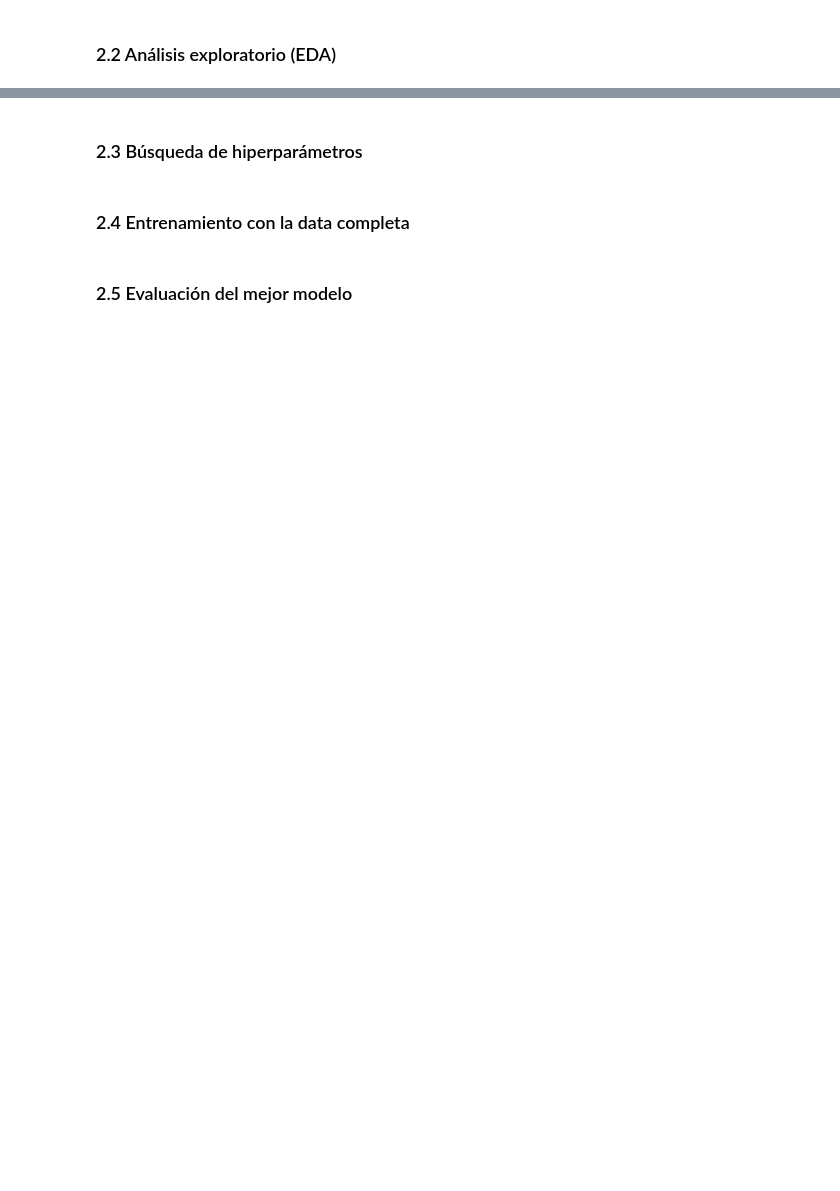
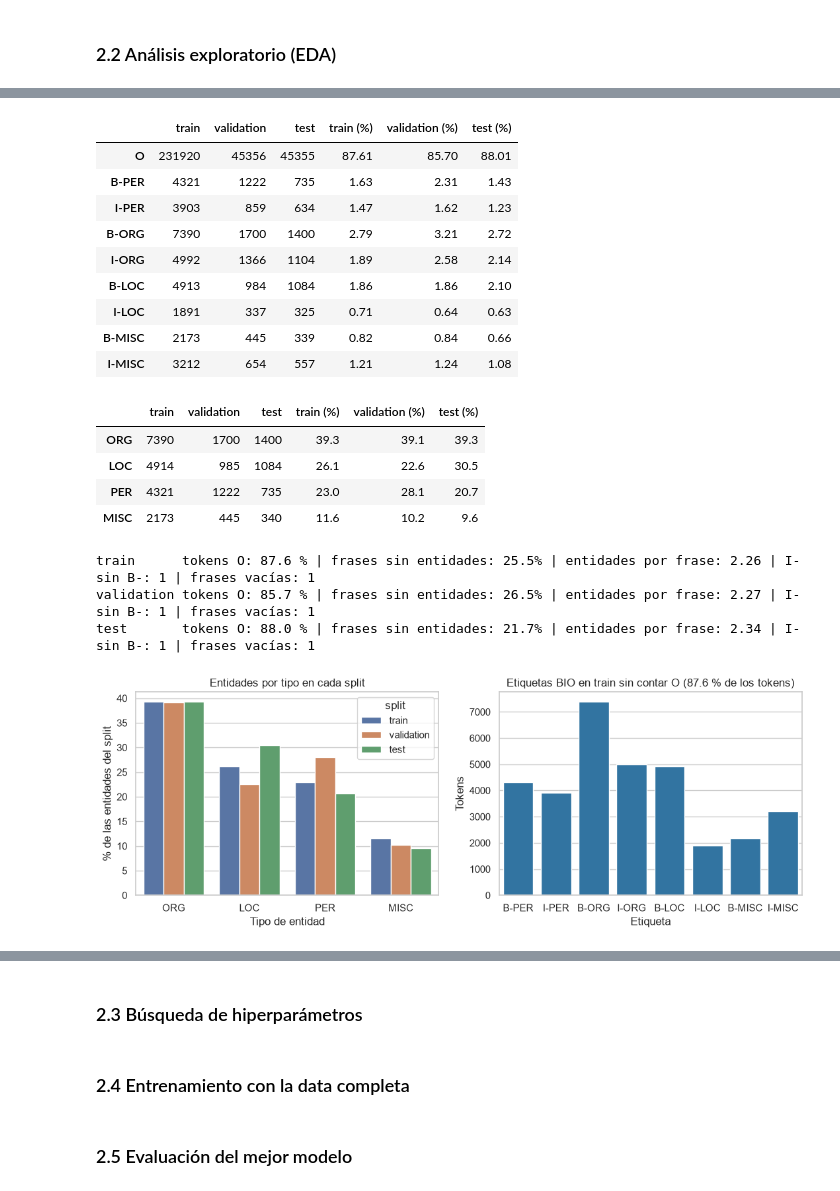
Before and after one commit to DiegoMunozCarvajalUdeA/nlp-finetuning-hf, a Jupyter notebook: notebooks/proyecto2_finetuning.ipynb, the cells around one changed output, grey strips where cells are left out. Saved outputs shown, nothing was run; the diff lists cells and outputs as text; code cells hidden in the pictures; blank space fills up the shorter version.

```diff
--- a/notebooks/proyecto2_finetuning.ipynb
+++ b/notebooks/proyecto2_finetuning.ipynb
@@ -170,2 +440,7 @@ print(f"OUTPUT_DIR:   {OUTPUT_DIR}")
+# %%
+# Tarea 2: constantes
+DATASET_ID = "BramVanroy/conll2002"
+DATASET_CONFIG = "es"
+MODEL_ID = "dccuchile/bert-base-spanish-wwm-cased"
 # %% [markdown]
 ### 2.1 Descripción del dataset
@@ -171,0 +460,11 @@ print(f"OUTPUT_DIR:   {OUTPUT_DIR}")
+# %%
+# Carga del dataset y tamaño de cada split
+from datasets import load_dataset
+
+ds_ner = load_dataset(DATASET_ID, DATASET_CONFIG)
+ETIQUETAS_NER = ds_ner["train"].features["ner_tags"].feature.names
+ETIQUETAS_POS = ds_ner["train"].features["pos_tags"].feature.names
+
+display(pd.DataFrame({"frases": {split: ds_ner[split].num_rows for split in ds_ner}}).T)
+print("Columnas:", ds_ner["train"].column_names)
+print("Etiquetas NER:", dict(enumerate(ETIQUETAS_NER)))
@@ -173,0 +547,62 @@ print(f"OUTPUT_DIR:   {OUTPUT_DIR}")
+# %%
+# Distribución de etiquetas BIO (con O) y de entidades por tipo en cada split
+conteo_et = pd.DataFrame(
+    {split: Counter(et for ets in df["etiquetas"] for et in ets) for split, df in df_ner.items()}
+).reindex(ETIQUETAS_NER).fillna(0).astype(int)
+pct_et = (conteo_et / conteo_et.sum() * 100).round(2)
+display(conteo_et.join(pct_et, rsuffix=" (%)"))
+
+conteo_ent = pd.DataFrame(
+    {split: Counter(t for ets in df["etiquetas"] for t, _, _ in entidades_bio(ets)) for split, df in df_ner.items()}
+)
+conteo_ent = conteo_ent.loc[conteo_ent["train"].sort_values(ascending=False).index]
+pct_ent = (conteo_ent / conteo_ent.sum() * 100).round(1)
+display(conteo_ent.join(pct_ent, rsuffix=" (%)"))
+
+
+def i_sin_b(ets):
+    """Cuántas etiquetas I- no vienen después de una etiqueta del mismo tipo."""
+    return sum(et.startswith("I-") and (i == 0 or ets[i - 1][2:] != et[2:]) for i, et in enumerate(ets))
+
+
+for split, df in df_ner.items():
+    n_ent = df["etiquetas"].map(lambda ets: len(entidades_bio(ets)))
+    print(
+        f"{split:<10} tokens O: {pct_et.loc['O', split]:.1f} % | frases sin entidades: {(n_ent == 0).mean():.1%}"
+        f" | entidades por frase: {n_ent.mean():.2f} | I- sin B-: {df['etiquetas'].map(i_sin_b).sum()}"
+        f" | frases vacías: {(df['tokens'].map(len) == 0).sum()}"
+    )
+
+fig, axes = plt.subplots(1, 2, figsize=(13, 4))
+largo = pct_ent.reset_index(names="tipo").melt(id_vars="tipo", var_name="split", value_name="porcentaje")
+sns.barplot(data=largo, x="tipo", y="porcentaje", hue="split", ax=axes[0])
+axes[0].set(title="Entidades por tipo en cada split", xlabel="Tipo de entidad", ylabel="% de las entidades del split")
+sin_o = conteo_et["train"].drop(index="O")
+sns.barplot(x=sin_o.index, y=sin_o.values, ax=axes[1], color="tab:blue")
+axes[1].set(
+    title=f"Etiquetas BIO en train sin contar O ({pct_et.loc['O', 'train']:.1f} % de los tokens)",
+    xlabel="Etiqueta",
+    ylabel="Tokens",
+)
+guardar(fig, "t2_distribucion_etiquetas")
+plt.show()
+# %% [output]
+|  | train | validation | test | train (%) | validation (%) | test (%) |
+| O | 231920 | 45356 | 45355 | 87.61 | 85.70 | 88.01 |
+| B-PER | 4321 | 1222 | 735 | 1.63 | 2.31 | 1.43 |
+| I-PER | 3903 | 859 | 634 | 1.47 | 1.62 | 1.23 |
+| B-ORG | 7390 | 1700 | 1400 | 2.79 | 3.21 | 2.72 |
+| I-ORG | 4992 | 1366 | 1104 | 1.89 | 2.58 | 2.14 |
+| B-LOC | 4913 | 984 | 1084 | 1.86 | 1.86 | 2.10 |
+| I-LOC | 1891 | 337 | 325 | 0.71 | 0.64 | 0.63 |
+| B-MISC | 2173 | 445 | 339 | 0.82 | 0.84 | 0.66 |
+| I-MISC | 3212 | 654 | 557 | 1.21 | 1.24 | 1.08 |
+|  | train | validation | test | train (%) | validation (%) | test (%) |
+| ORG | 7390 | 1700 | 1400 | 39.3 | 39.1 | 39.3 |
+| LOC | 4914 | 985 | 1084 | 26.1 | 22.6 | 30.5 |
+| PER | 4321 | 1222 | 735 | 23.0 | 28.1 | 20.7 |
+| MISC | 2173 | 445 | 340 | 11.6 | 10.2 | 9.6 |
+train      tokens O: 87.6 % | frases sin entidades: 25.5% | entidades por frase: 2.26 | I- sin B-: 1 | frases vacías: 1
+validation tokens O: 85.7 % | frases sin entidades: 26.5% | entidades por frase: 2.27 | I- sin B-: 1 | frases vacías: 1
+test       tokens O: 88.0 % | frases sin entidades: 21.7% | entidades por frase: 2.34 | I- sin B-: 1 | frases vacías: 1
+[figure, added]
```
Also changed, not shown: parts of 49 cells of this notebook.
